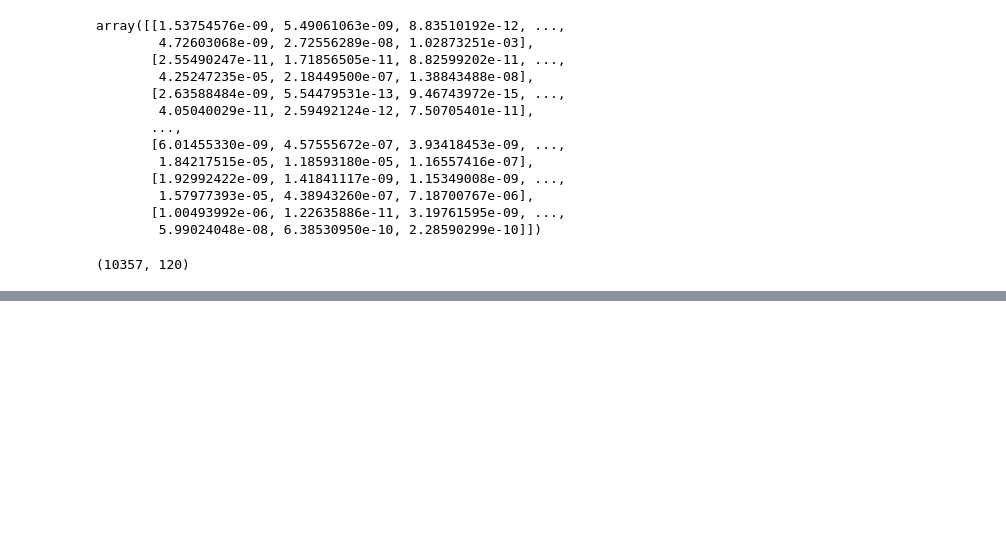
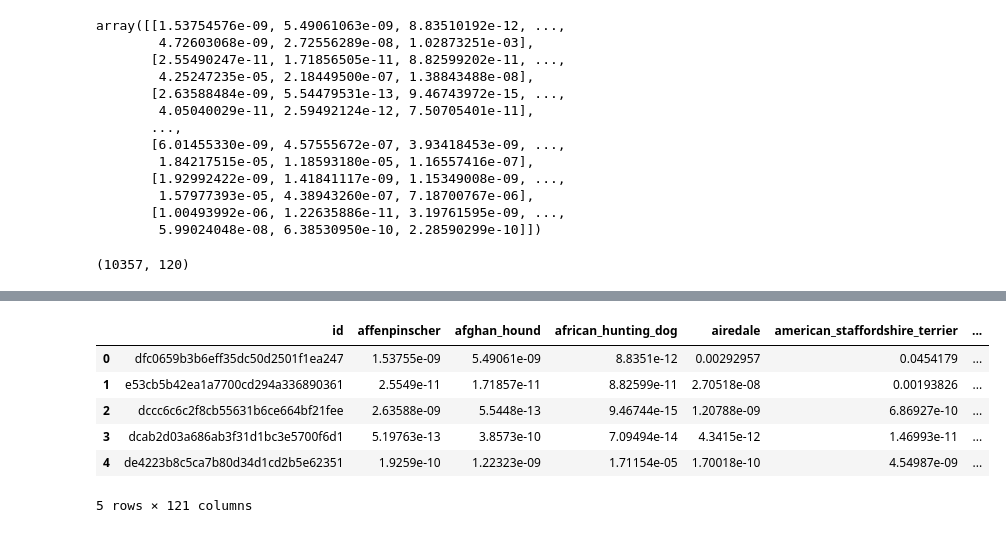
Before and after one commit to jaiswalakash170/dog-breed-identification, a Jupyter notebook: dog_breed_identification.ipynb, the cells around one changed output, grey strips where cells are left out. Drawn from its saved outputs; the diff is of its cells as text; code cells hidden in the pictures; blank space fills up the shorter version.

```diff
--- a/dog_breed_identification.ipynb
+++ b/dog_breed_identification.ipynb
@@ -1221,0 +1283,12 @@ loaded_test_predictions.shape
+# %%
+# Add the prediction probability to each dog breed column
+preds_df[list(unique_breeds)] = loaded_test_predictions
+preds_df.head()
+# %% [output]
+|  | id | affenpinscher | afghan_hound | african_hunting_dog | airedale | american_staffordshire_terrier | ... |
+| 0 | dfc0659b3b6eff35dc50d2501f1ea247 | 1.53755e-09 | 5.49061e-09 | 8.8351e-12 | 0.00292957 | 0.0454179 | ... |
+| 1 | e53cb5b42ea1a7700cd294a336890361 | 2.5549e-11 | 1.71857e-11 | 8.82599e-11 | 2.70518e-08 | 0.00193826 | ... |
+| 2 | dccc6c6c2f8cb55631b6ce664bf21fee | 2.63588e-09 | 5.5448e-13 | 9.46744e-15 | 1.20788e-09 | 6.86927e-10 | ... |
+| 3 | dcab2d03a686ab3f31d1bc3e5700f6d1 | 5.19763e-13 | 3.8573e-10 | 7.09494e-14 | 4.3415e-12 | 1.46993e-11 | ... |
+| 4 | de4223b8c5ca7b80d34d1cd2b5e62351 | 1.9259e-10 | 1.22323e-09 | 1.71154e-05 | 1.70018e-10 | 4.54987e-09 | ... |
+5 rows × 121 columns
```
Also changed, not shown: parts of 7 cells of this notebook.
